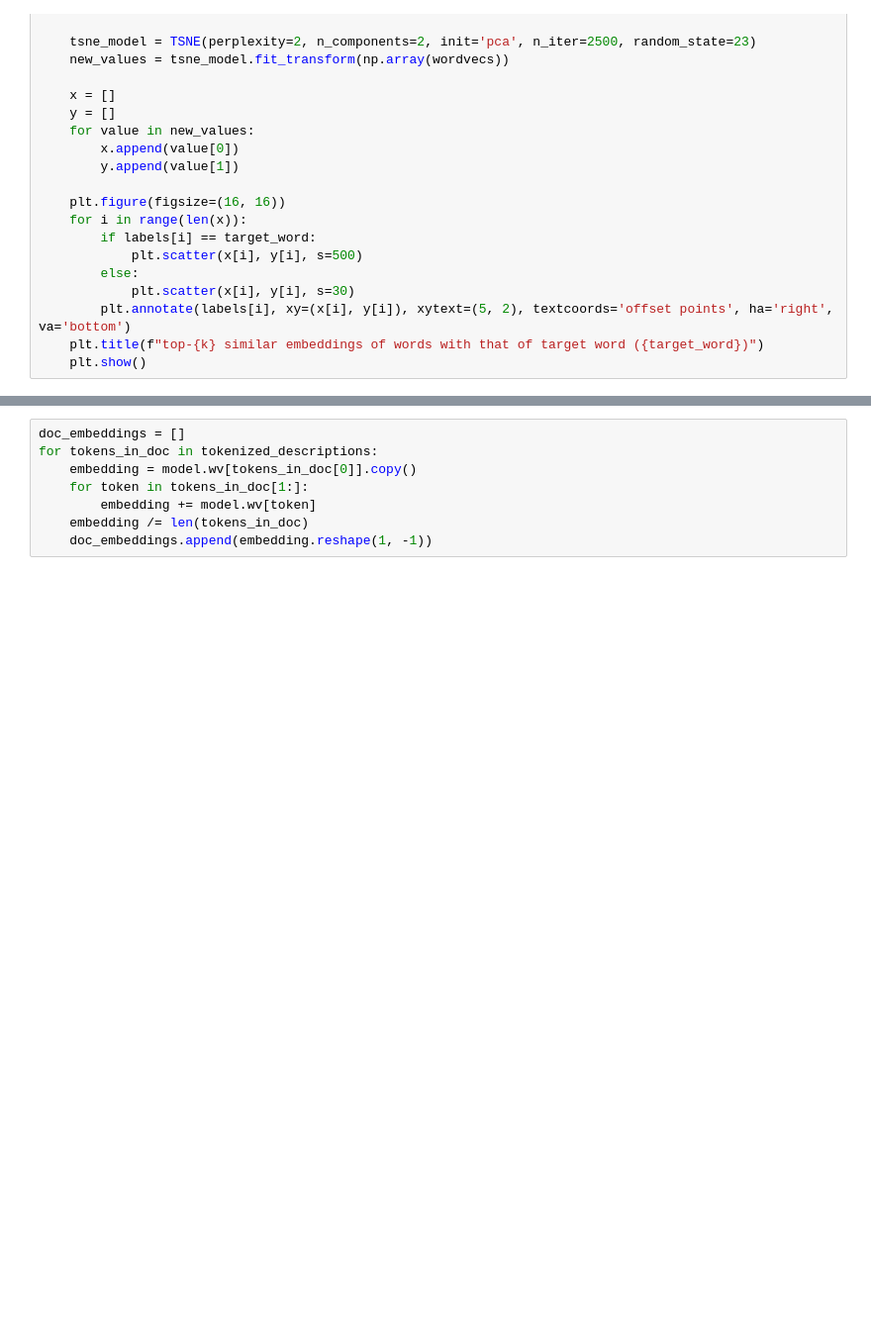
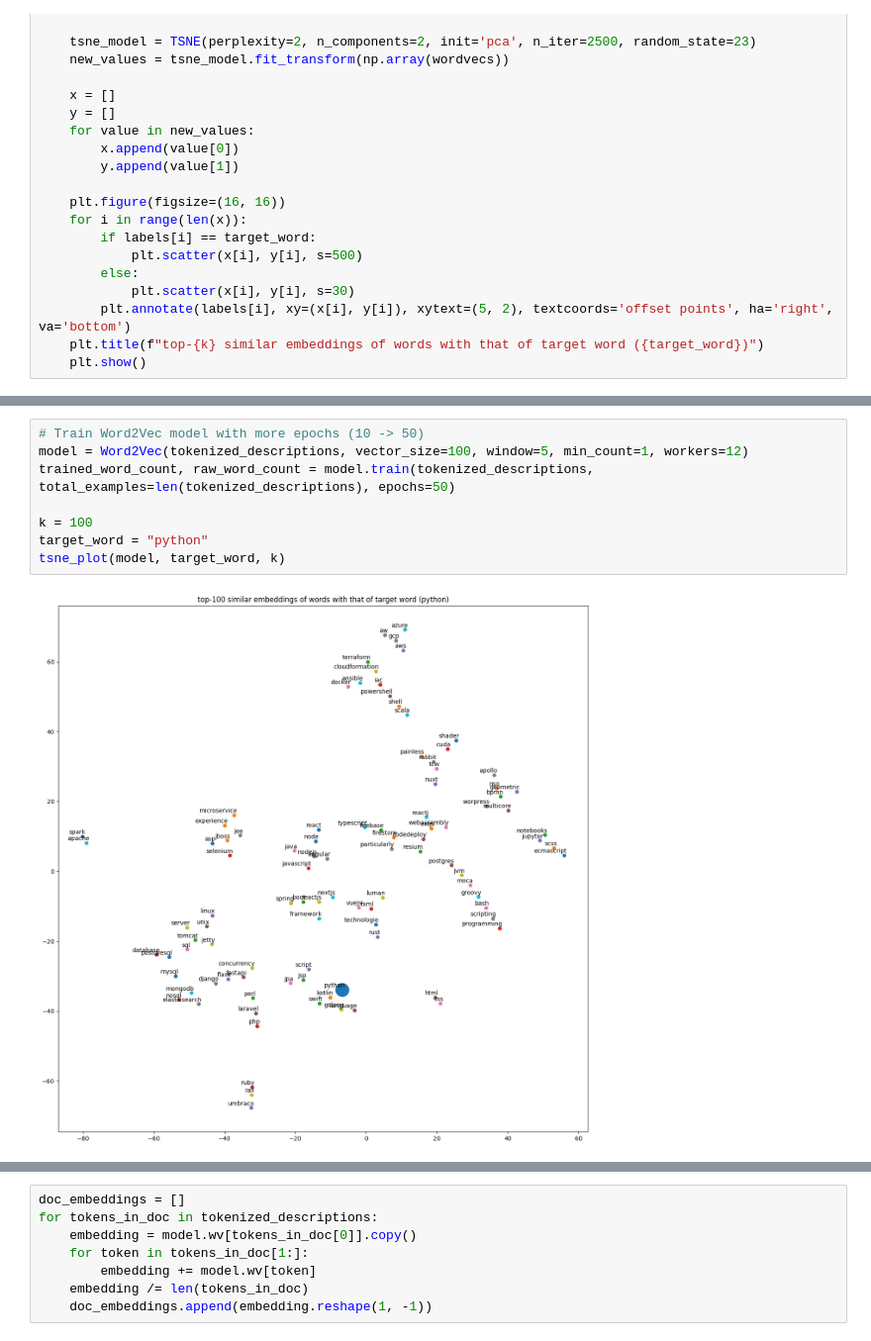
Before and after one commit to EthanHistory/word2vec_train, a Jupyter notebook: word2vec.ipynb, the cells around one changed output, grey strips where cells are left out. Shown at 99% size. Saved outputs shown, nothing was run; the diff lists cells and outputs as text; blank space fills up the shorter version.

```diff
--- a/word2vec.ipynb
+++ b/word2vec.ipynb
@@ -133,0 +170,10 @@ Returning the number of logical cores instead. You can silence this warning by s
+# %%
+# Train Word2Vec model with more epochs (10 -> 50)
+model = Word2Vec(tokenized_descriptions, vector_size=100, window=5, min_count=1, workers=12)
+trained_word_count, raw_word_count = model.train(tokenized_descriptions, total_examples=len(tokenized_descriptions), epochs=50)
+
+k = 100
+target_word = "python"
+tsne_plot(model, target_word, k)
+# %% [output]
+[figure, added]
```
Also changed, not shown: parts of 26 cells of this notebook, 2 other files.
